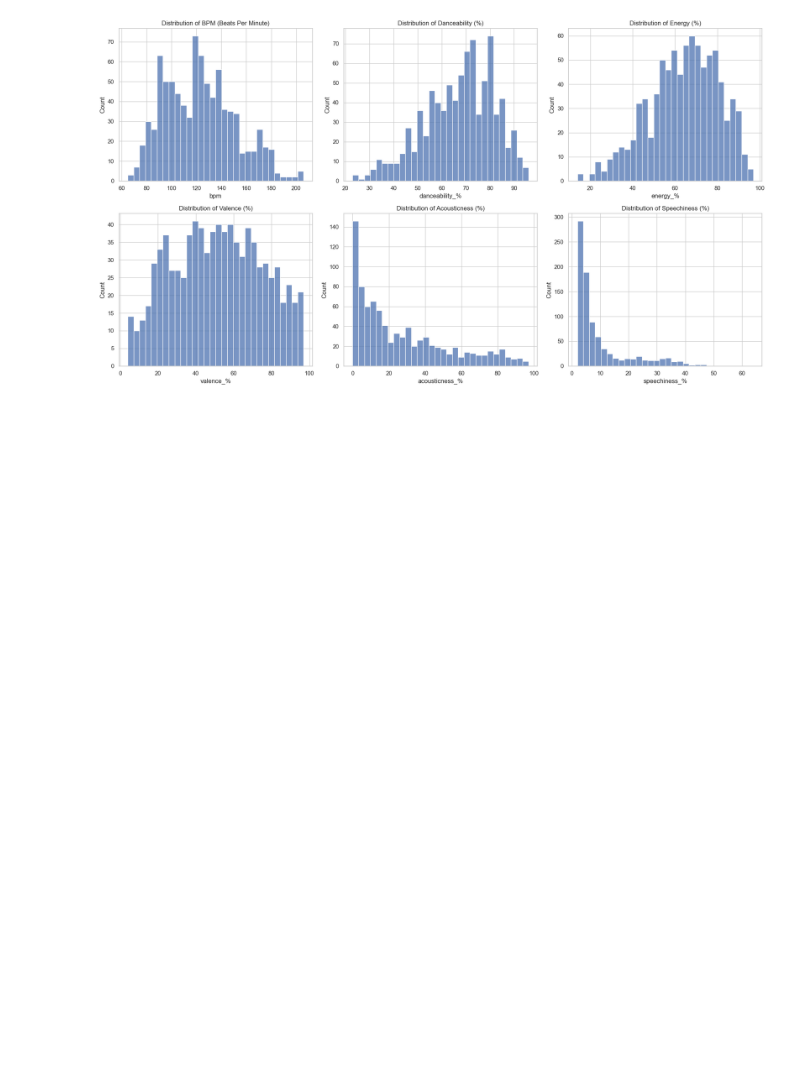
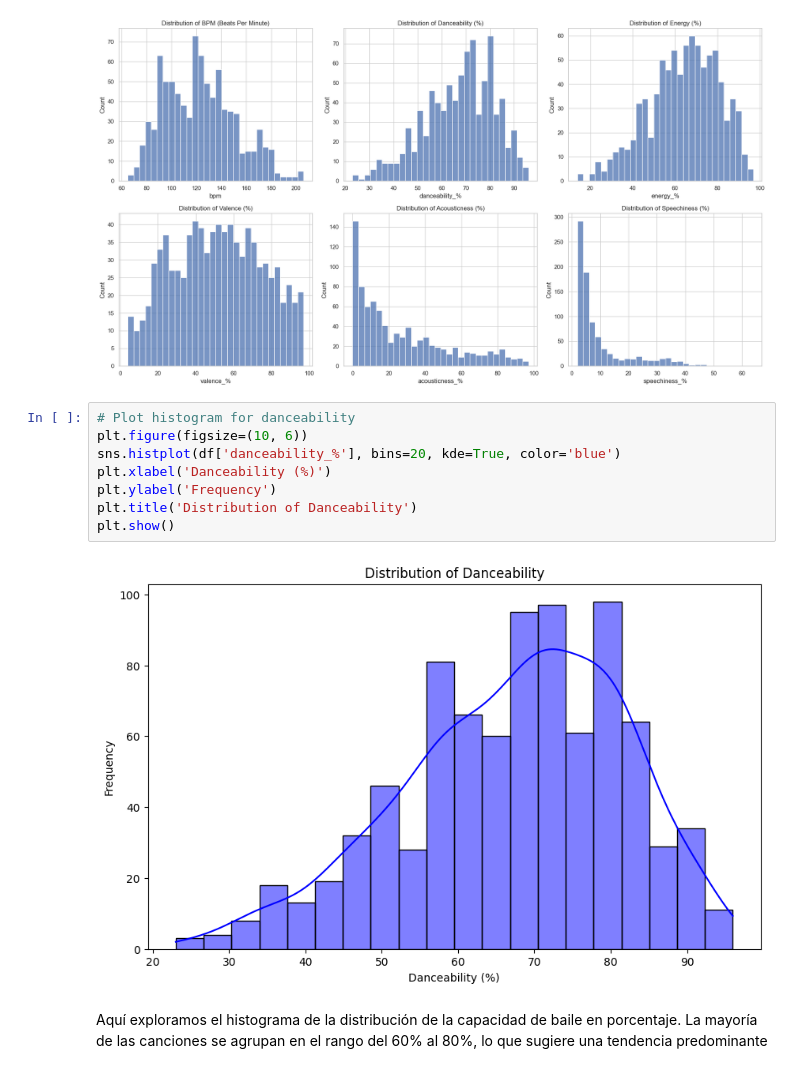
Before and after one commit to hugofmr/estadistica_edem, a Jupyter notebook: trabajo/Hugo.ipynb, the cells around one changed output. Cells and saved outputs as stored; diff of their text form; blank space fills up the shorter version.

```diff
--- a/trabajo/Hugo.ipynb
+++ b/trabajo/Hugo.ipynb
@@ -254,3 +281,15 @@ plt.tight_layout()
 plt.show()
 # %% [output]
 [figure]
+# %%
+# Plot histogram for danceability
+plt.figure(figsize=(10, 6))
+sns.histplot(df['danceability_%'], bins=20, kde=True, color='blue')
+plt.xlabel('Danceability (%)')
+plt.ylabel('Frequency')
+plt.title('Distribution of Danceability')
+plt.show()
+# %% [output]
+[figure, added]
+# %% [markdown]
+Aquí exploramos el histograma de la distribución de la capacidad de baile en porcentaje. La mayoría de las canciones se agrupan en el rango del 60% al 80%, lo que sugiere una tendencia predominante
```
Also changed, not shown: parts of 11 cells of this notebook.
